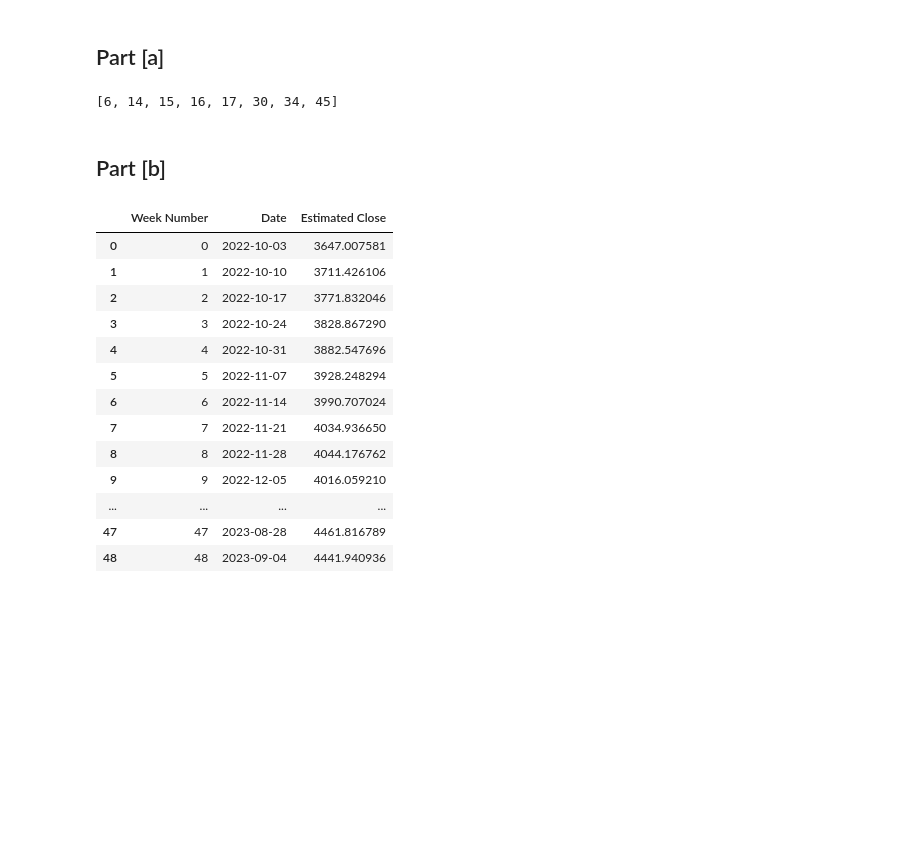
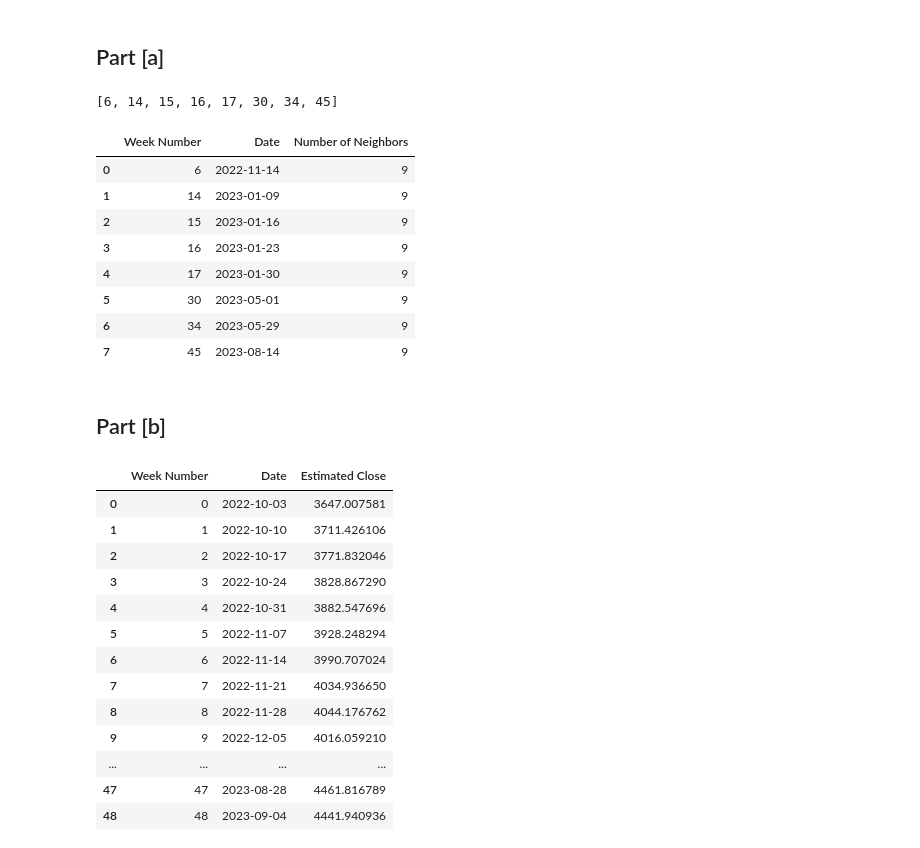
Before and after one commit to dg3358/Columbia-ACTU-5841, a Jupyter notebook: Midterm/Midterm.ipynb, the cells around one changed output. Cells and saved outputs as stored; diff of their text form; code cells hidden in the pictures; blank space fills up the shorter version.

```diff
--- a/Midterm/Midterm.ipynb
+++ b/Midterm/Midterm.ipynb
@@ -60,6 +60,21 @@ for i in range(len(weeks)):
 extra_array
 # %% [output]
 [6, 14, 15, 16, 17, 30, 34, 45]
+# %%
+extras = np.asarray([K + 1] * len(extra_array))
+extra_data = {"Week Number": extra_array, "Date": date_grid[extra_array], "Number of Neighbors": extras}
+extra_df = pd.DataFrame(extra_data)
+extra_df
+# %% [output]
+|  | Week Number | Date | Number of Neighbors |
+| 0 | 6 | 2022-11-14 | 9 |
+| 1 | 14 | 2023-01-09 | 9 |
+| 2 | 15 | 2023-01-16 | 9 |
+| 3 | 16 | 2023-01-23 | 9 |
+| 4 | 17 | 2023-01-30 | 9 |
+| 5 | 30 | 2023-05-01 | 9 |
+| 6 | 34 | 2023-05-29 | 9 |
+| 7 | 45 | 2023-08-14 | 9 |
 # %% [markdown]
 ## Part [b]
 # %%
```
